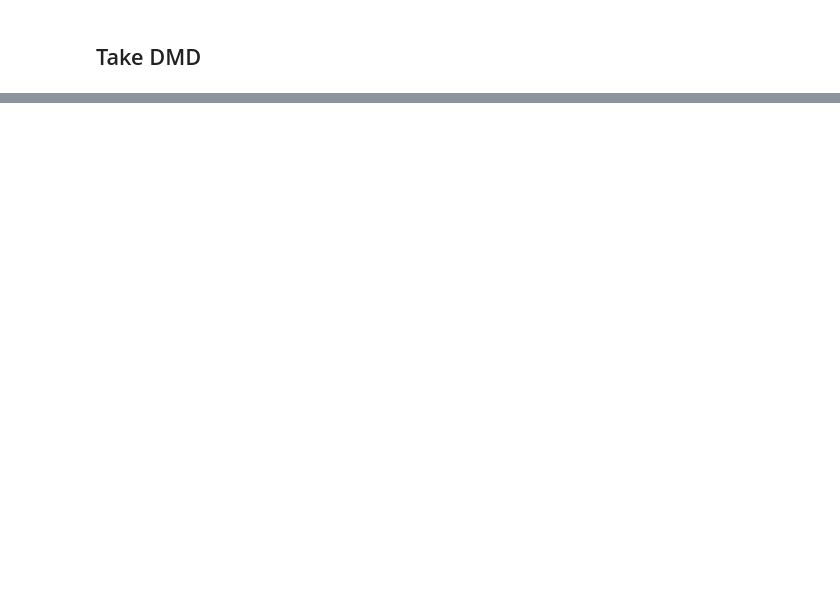
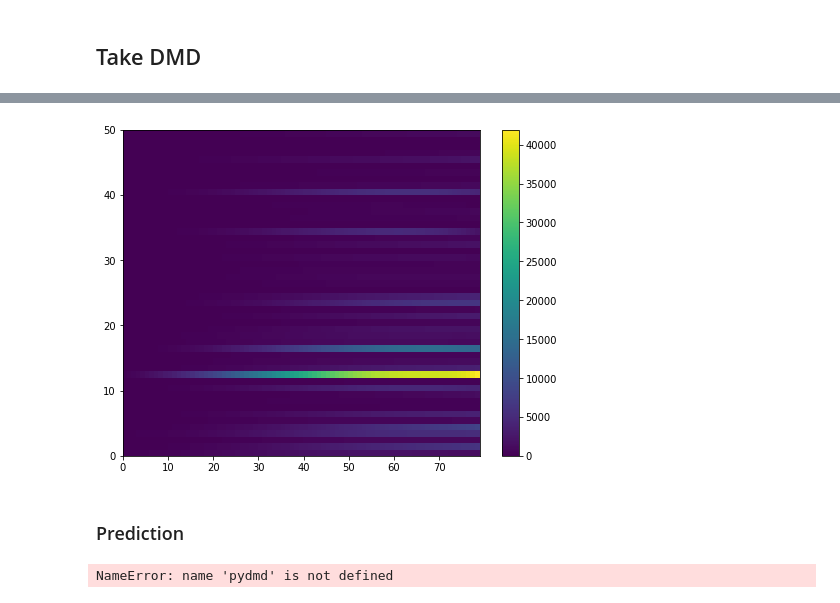
Before and after one commit to JuliaBriden/coronavirus-dmdc, a Jupyter notebook: US State Data.ipynb, the cells around one changed output, grey strips where cells are left out. Drawn from its saved outputs; the diff is of its cells as text; code cells hidden in the pictures; blank space fills up the shorter version.

```diff
--- a/US State Data.ipynb
+++ b/US State Data.ipynb
@@ -370,0 +364,19 @@ fig.show()
+# %%
+dmdc.dmd_time['dt'] = .5
+u = np.random.rand(1,1)-.5
+new_u = np.random.rand(u.shape[0], dmdc.dynamics.shape[1]-1)
+
+plt.figure(figsize=(8,6))
+plt.pcolor(dmdc.reconstructed_data(new_u).real)
+plt.colorbar()
+plt.show()
+# %% [output]
+[figure, added]
+# %% [markdown]
+### Prediction
+# %%
+dmd = DMD()
+prediction = np.zeros((50,10))
+pydmd.DMD.predict(prediction)
+# %% [output]
+NameError: name 'pydmd' is not defined
```
Also changed, not shown: parts of 30 cells of this notebook, 1 other file.
